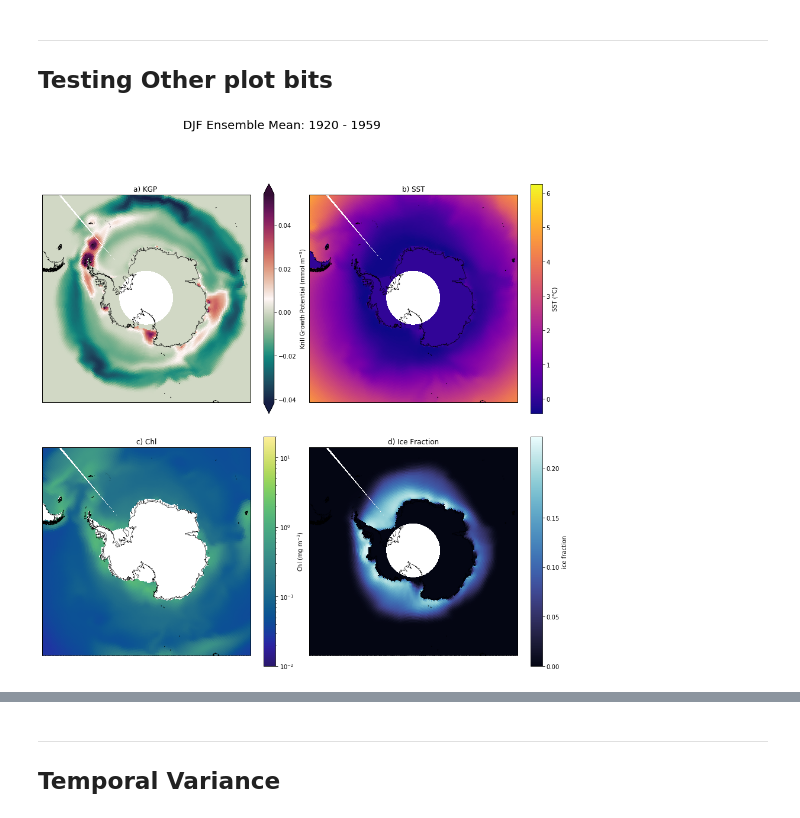
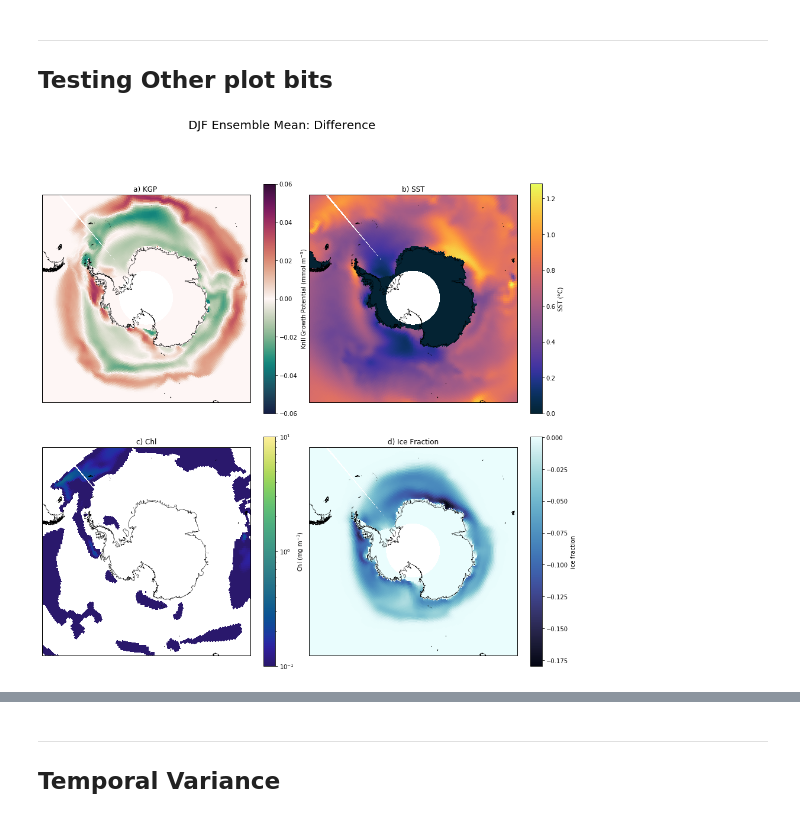
Before and after one commit to Zephyr-Sylvester/krill-cesm-le, a Jupyter notebook: notebooks/Figure-Template.ipynb, the cells around one changed output, grey strips where cells are left out. Cells and saved outputs as stored; diff of their text form; code cells hidden in the pictures.

```diff
--- a/notebooks/Figure-Template.ipynb
+++ b/notebooks/Figure-Template.ipynb
@@ -243,3 +221,10 @@ fig.subplots_adjust(right=0.95,wspace=0.025, hspace=0.1)
 # %% [markdown]
 ___
 ## Testing Other plot bits
+# %%
+ds_djf_epoch_diff
+
+kgp_diff = ds_djf_epoch_diff['KGP'].mean('member_id').sel(length='40')
+sst_diff = ds_djf_epoch_diff['SST'].mean('member_id')
+chl_diff = ds_djf_epoch_diff['Chl_surf'].mean('member_id')
+ice_diff = ds_djf_epoch_diff['IFRAC'].mean('member_id')
@@ -247,7 +234,7 @@ ___
 import matplotlib.colors as colors
 
 fig = plt.figure(figsize=(15,15))
-fig.suptitle('DJF Ensemble Mean: 1920 - 1959', fontsize=20)
+fig.suptitle('DJF Ensemble Mean: Difference', fontsize=20)
 
 #---------- KGP
 ax = fig.add_subplot(2,2,1, projection=ccrs.SouthPolarStereo())
@@ -255,44 +242,46 @@ ax.set_extent([-180, 180, -90, -50], ccrs.PlateCarree())
 ax.coastlines('10m',linewidth=0.5)
 ax.set_title('a) KGP ')
 
-pc=ax.pcolormesh(lon, lat, kgp_early, cmap='cmo.curl', transform=ccrs.PlateCarree())
-cbar1 = fig.colorbar(pc, ax=ax,extend='both',label='Krill Growth Potential (mmol m$^{-3}$)')
+pc=ax.pcolormesh(lon, lat, kgp_diff, cmap='cmo.curl',
+                 vmin = -.06, vmax = .06,
+                 transform=ccrs.PlateCarree())
+cbar1 = fig.colorbar(pc, ax=ax,label='Krill Growth Potential (mmol m$^{-3}$)')
 
 
 #----------SST
 ax = fig.add_subplot(2,2,2, projection=ccrs.SouthPolarStereo())
 ax.set_title('b) SST')
 ax.set_extent([-180, 180, -90, -50], ccrs.PlateCarree())
 ax.coastlines('10m',linewidth=0.5)
 
-pc=ax.pcolormesh(lon, lat, sst_early, cmap='plasma', transform=ccrs.PlateCarree())
+pc=ax.pcolormesh(lon, lat, sst_diff, cmap='cmo.thermal',
+                 transform=ccrs.PlateCarree())
 cbar2 = fig.colorbar(pc, ax=ax,label='SST (°C)')
 
 #----------Chl
 ax = fig.add_subplot(2,2,3, projection=ccrs.SouthPolarStereo())
 ax.set_title('c) Chl')
 ax.set_extent([-180, 180, -90, -50], ccrs.PlateCarree())
 ax.coastlines('10m',linewidth=0.5)
 
-norm = colors.LogNorm(vmin=0.01, vmax=20.)
+norm = colors.LogNorm(vmin=0.1, vmax=10.)
 
-pc=ax.pcolormesh(lon, lat, chl_early, cmap=cmocean.cm.haline,
+pc=ax.pcolormesh(lon, lat, chl_diff, cmap=cmocean.cm.haline,
                  norm=norm,
                  transform=ccrs.PlateCarree())
 cbar3 = fig.colorbar(pc, ax=ax,label='Chl (mg m$^{-3}$)')
 
 #----------IFRAC
 ax = fig.add_subplot(2,2,4, projection=ccrs.SouthPolarStereo())
 ax.set_title('d) Ice Fraction')
 ax.set_extent([-180, 180, -90, -50], ccrs.PlateCarree())
 
 ax.coastlines('10m',linewidth=0.5)
 
-pc=ax.pcolormesh(lon, lat, ice_early, cmap=cmocean.cm.ice, transform=ccrs.PlateCarree())
+pc=ax.pcolormesh(lon, lat, ice_diff, cmap=cmocean.cm.ice, transform=ccrs.PlateCarree())
 cbar4 = fig.colorbar(pc, ax=ax,label='ice fraction')
-
 fig.subplots_adjust(right=0.95,wspace=0.025, hspace=0.1)
 
-#fig.savefig('1920-1959_50lat.pdf', bbox_inches='tight') #,format='pdf');
+fig.savefig('epoch-change-all4vars', bbox_inches='tight') #,format='pdf');
 # %% [output]
-[figure, old version]
+[figure, new version]
```
Also changed, not shown: parts of 15 cells of this notebook.
